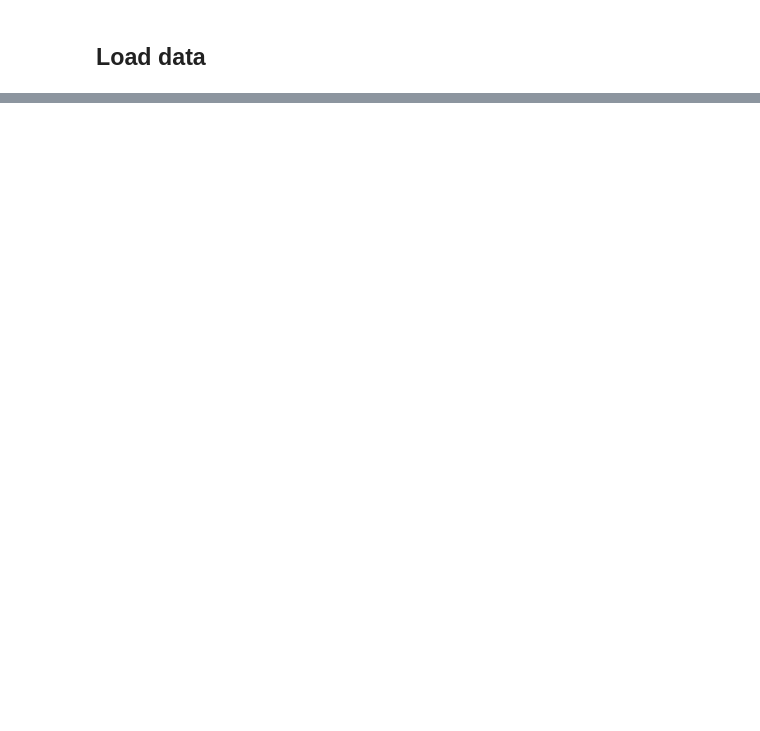
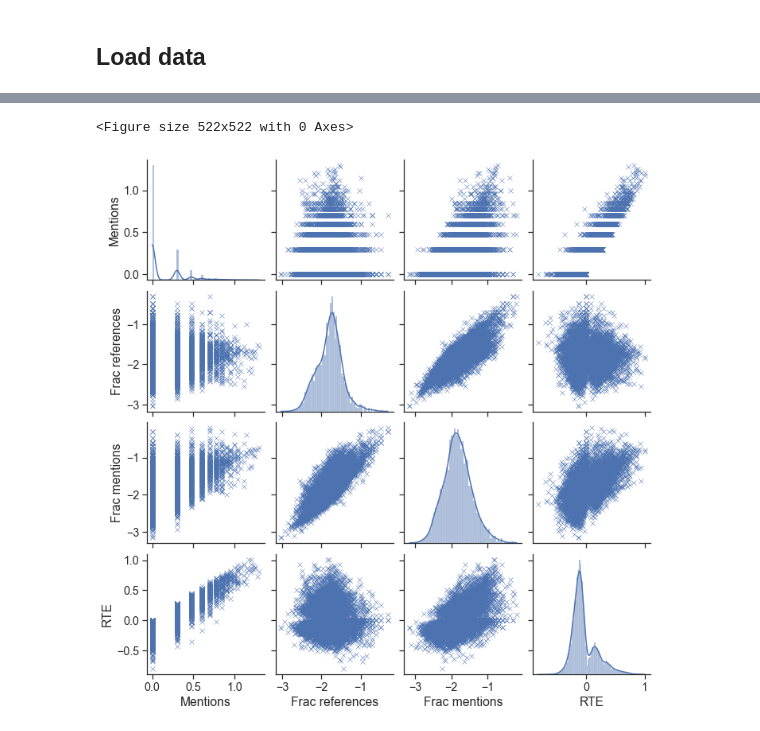
Before and after one commit to Bubblbu/citation-provenance-paper, a Jupyter notebook: notebooks/results.ipynb, the cells around one changed output, grey strips where cells are left out. Cells and saved outputs as stored; diff of their text form; code cells hidden in the pictures; blank space fills up the shorter version.

```diff
--- a/notebooks/results.ipynb
+++ b/notebooks/results.ipynb
@@ -25,3 +14,25 @@ tqdm.pandas()
+# %%
+# # Plotting settings
+
+sns.set_context("paper")
+sns.set(
+    font_scale=1.1,
+#     rc={
+#         "font.family": "sans-serif",
+#         "font.size": 14.0,
+#     }
+)
+
+# figure sizes:
+big = 12
+full = 7.25
+reg = 5
+small= 3.54
+
+def get_figsize(w, ratio=0.625):
+    return (w, w*ratio)
+
+palette = "Paired"
 # %%
 # Data directories
 data_dir = Path("../data")
@@ -249,0 +145,10 @@ Index(['refs_agg', 'refs_norm_agg', 'mentions_agg', 'mentions_norm_agg',
+# %%
+cit_col_names = {
+    "mentions": "Mentions",
+    "refs_norm": "Frac reference",
+    "mentions_norm_total": "Frac mentions",
+    "mentions_norm_mean": "RTE"
+}
+select_cols = ["mentions", "refs_norm", "mentions_norm_total", "mentions_norm_mean"]
+df = citation_patterns[select_cols].rename(columns=cit_col_names)
+df.describe()
@@ -249,0 +165,13 @@ Index(['refs_agg', 'refs_norm_agg', 'mentions_agg', 'mentions_norm_agg',
+# %%
+style = "ticks"
+plt.figure(figsize=(full_width, full_width))
+
+with sns.axes_style(style):
+    g = sns.pairplot(
+        np.log10(df),
+        plot_kws=dict(marker="x"),
+        diag_kws=dict(kde=True)
+    )
+# %% [output]
+<Figure size 522x522 with 0 Axes>
+[figure, added]
```
Also changed, not shown: parts of 49 cells of this notebook, 3 other files.
